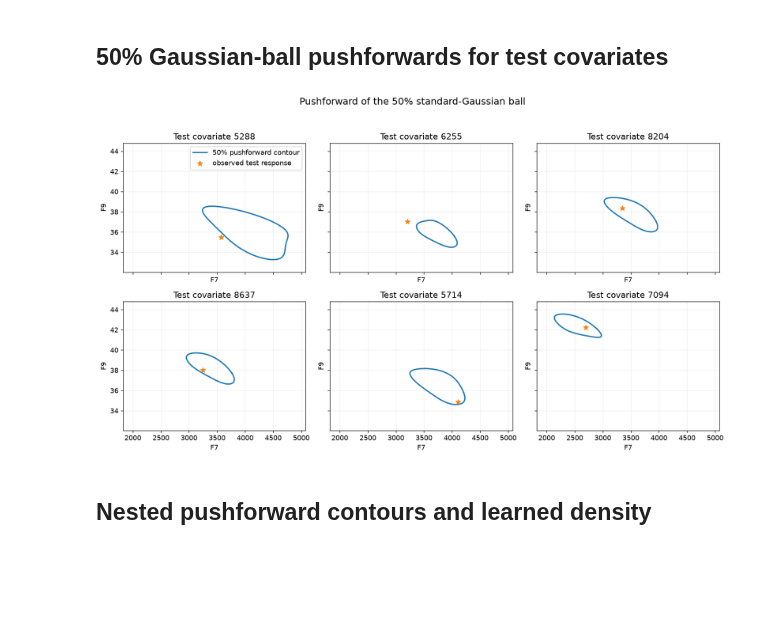
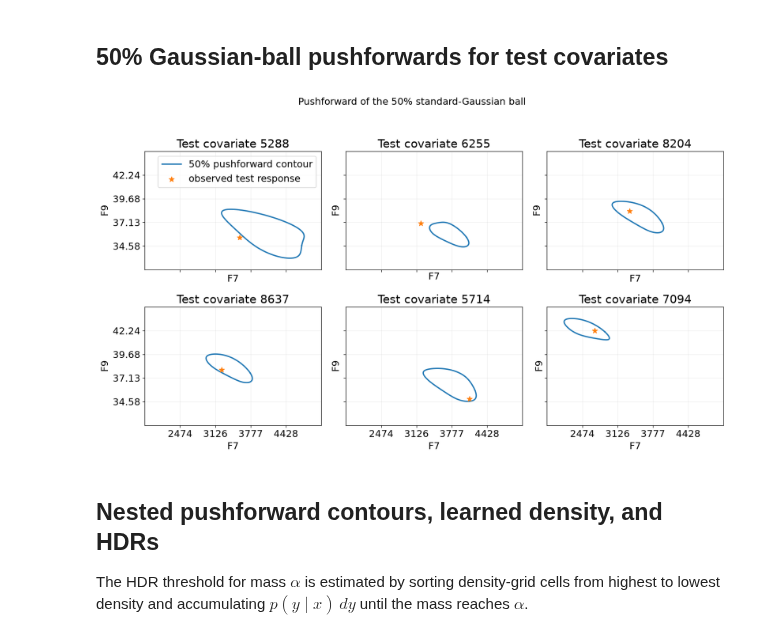
Before and after one commit to VldKnd/volume_optimal_conformal, a Jupyter notebook: notebooks/sandbox/bio_realnvp_contours.ipynb, the cells around one changed output. Saved outputs shown, nothing was run; the diff lists cells and outputs as text; code cells hidden in the pictures; blank space fills up the shorter version.

```diff
--- a/notebooks/sandbox/bio_realnvp_contours.ipynb
+++ b/notebooks/sandbox/bio_realnvp_contours.ipynb
@@ -38,6 +45,10 @@ model_config = NormalizingFlowPredictorConfig.model_validate(
 predictor = NormalizingFlowPredictor(model_config)
 predictor.load_state_dict(checkpoint["state_dict"])
 predictor.eval()
+rearranged_predictor = AmortizedRearrangedTransport.load(
+    REARRANGEMENT_PATH, map_location="cpu"
+)
+rearranged_predictor.eval()
 
 dataset = BioDataset(
     BioDatasetConfig(seed=0, device="cpu", dtype="float32")
@@ -51,10 +62,14 @@ def gaussian_ball_boundary(mass, n_points=BOUNDARY_POINTS):
 
 
 @torch.inference_mode()
-def pushforward_contour(x, mass):
+def pushforward_contour(model, x, mass):
     u = gaussian_ball_boundary(mass)
     x_batch = x.unsqueeze(0).expand(u.shape[0], -1)
-    return predictor.pushforward(x=x_batch, u=u).cpu().numpy()
+    if isinstance(model, AmortizedRearrangedTransport):
+        y = model.pushforward(x=x_batch, u=u, coverage_mass=mass)
+    else:
+        y = model.pushforward(x=x_batch, u=u)
+    return y.cpu().numpy()
 
 
 def padded_bounds(contours, padding=0.12):
@@ -82,40 +97,65 @@ def density_grid(x, lower, upper, grid_size=DENSITY_GRID_SIZE):
 
     density = torch.cat(values).reshape(grid_size, grid_size).numpy()
     return f7_grid, f9_grid, density
+
+
+def hdr_thresholds(density, f7_grid, f9_grid, masses):
+    cell_area = (f7_grid[0, 1] - f7_grid[0, 0]) * (f9_grid[1, 0] - f9_grid[0, 0])
+    sorted_density = np.sort(density.ravel())[::-1]
+    cumulative_mass = np.cumsum(sorted_density) * cell_area
+
+    if cumulative_mass[-1] < max(masses):
+        raise ValueError("The density grid is too small to estimate the requested HDR.")
+
+    return {
+        mass: sorted_density[np.searchsorted(cumulative_mass, mass)]
+        for mass in masses
+    }
 # %% [markdown]
 ## 50% Gaussian-ball pushforwards for test covariates
 # %%
 rng = np.random.default_rng(RANDOM_SEED)
 test_indices = rng.choice(len(test_data.x), size=N_COVARIATES, replace=False)
 contours_50 = [
-    pushforward_contour(test_data.x[index], mass=0.50)
+    pushforward_contour(predictor, test_data.x[index], mass=0.50)
     for index in test_indices
 ]
 lower, upper = padded_bounds(contours_50)
 
 fig, axes = plt.subplots(2, 3, figsize=(14, 8), sharex=True, sharey=True)
 for axis, index, contour in zip(axes.flat, test_indices, contours_50):
     observed_y = test_data.y[index].cpu().numpy()
     axis.plot(contour[:, 0], contour[:, 1], color="tab:blue", linewidth=2)
     axis.scatter(*observed_y, color="tab:orange", marker="*", s=70, zorder=3)
     axis.set_title(f"Test covariate {index}")
     axis.set_xlabel("F7")
     axis.set_ylabel("F9")
     axis.set_xlim(lower[0], upper[0])
     axis.set_ylim(lower[1], upper[1])
+    axis.xaxis.set_major_locator(LinearLocator(6))
+    axis.yaxis.set_major_locator(LinearLocator(6))
+    for axis_ticks in (axis.xaxis.get_major_ticks(), axis.yaxis.get_major_ticks()):
+        for edge_tick in (axis_ticks[0], axis_ticks[-1]):
+            edge_tick.tick1line.set_visible(False)
+            edge_tick.tick2line.set_visible(False)
+            edge_tick.label1.set_visible(False)
+            edge_tick.label2.set_visible(False)
+            edge_tick.gridline.set_visible(False)
     axis.grid(alpha=0.2)
 
 fig.suptitle("Pushforward of the 50% standard-Gaussian ball", fontsize=15, y=0.99)
 axes.flat[0].legend(
     ["50% pushforward contour", "observed test response"],
     loc="upper right",
 )
 fig.tight_layout(rect=(0, 0, 1, 0.96))
 plt.show()
 # %% [output]
-[figure, old version]
+[figure, new version]
 # %% [markdown]
-## Nested pushforward contours and learned density
+## Nested pushforward contours, learned density, and HDRs
+
+The HDR threshold for mass $\alpha$ is estimated by sorting density-grid cells from highest to lowest density and accumulating $p(y\mid x)\,dy$ until the mass reaches $\alpha$.
 # %%
 masses = (0.25, 0.50, 0.75, 0.90)
 selected_index = int(rng.choice(len(test_data.x)))
```
Also changed, not shown: parts of 5 cells of this notebook, 43 other files.
